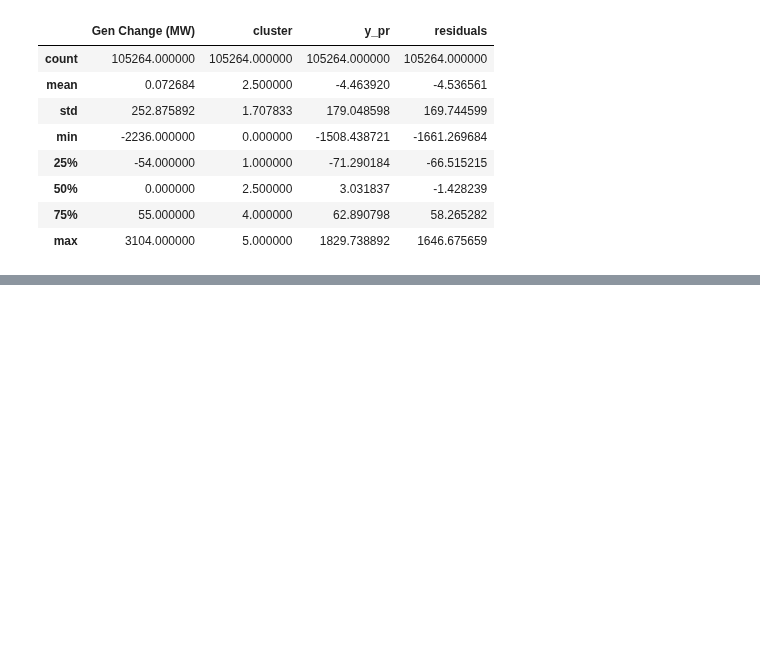
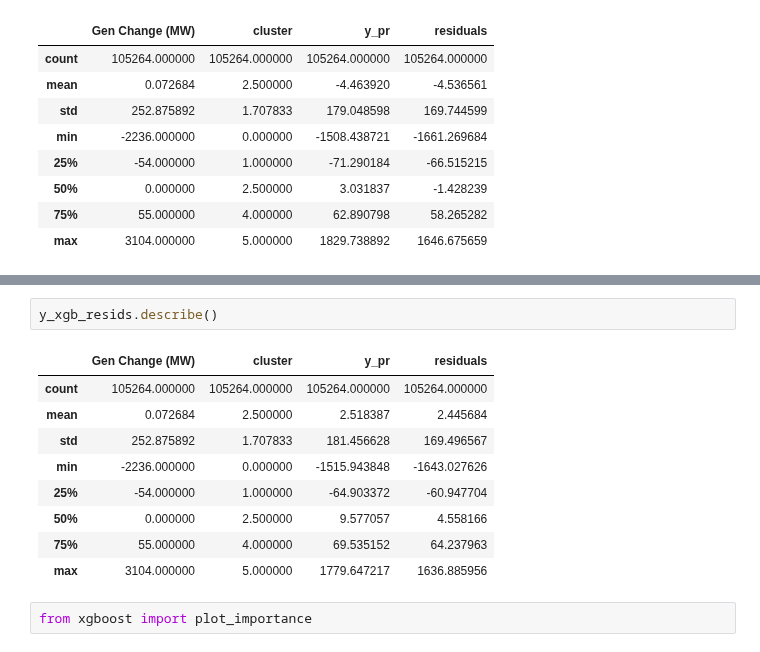
Before and after one commit to gschivley/ERCOT_power, a Jupyter notebook: Prediction model/Prediction models - XGBoost.ipynb, the cells around one changed output, grey strips where cells are left out. Cells and saved outputs as stored; diff of their text form; blank space fills up the shorter version.

```diff
--- a/Prediction model/Prediction models - XGBoost.ipynb
+++ b/Prediction model/Prediction models - XGBoost.ipynb
@@ -467,0 +536,14 @@ y_xgb_resids.describe()
+# %%
+y_xgb_resids.describe()
+# %% [output]
+|  | Gen Change (MW) | cluster | y_pr | residuals |
+| count | 105264.000000 | 105264.000000 | 105264.000000 | 105264.000000 |
+| mean | 0.072684 | 2.500000 | 2.518387 | 2.445684 |
+| std | 252.875892 | 1.707833 | 181.456628 | 169.496567 |
+| min | -2236.000000 | 0.000000 | -1515.943848 | -1643.027626 |
+| 25% | -54.000000 | 1.000000 | -64.903372 | -60.947704 |
+| 50% | 0.000000 | 2.500000 | 9.577057 | 4.558166 |
+| 75% | 55.000000 | 4.000000 | 69.535152 | 64.237963 |
+| max | 3104.000000 | 5.000000 | 1779.647217 | 1636.885956 |
+# %%
+from xgboost import plot_importance
```
Also changed, not shown: parts of 22 cells of this notebook.
